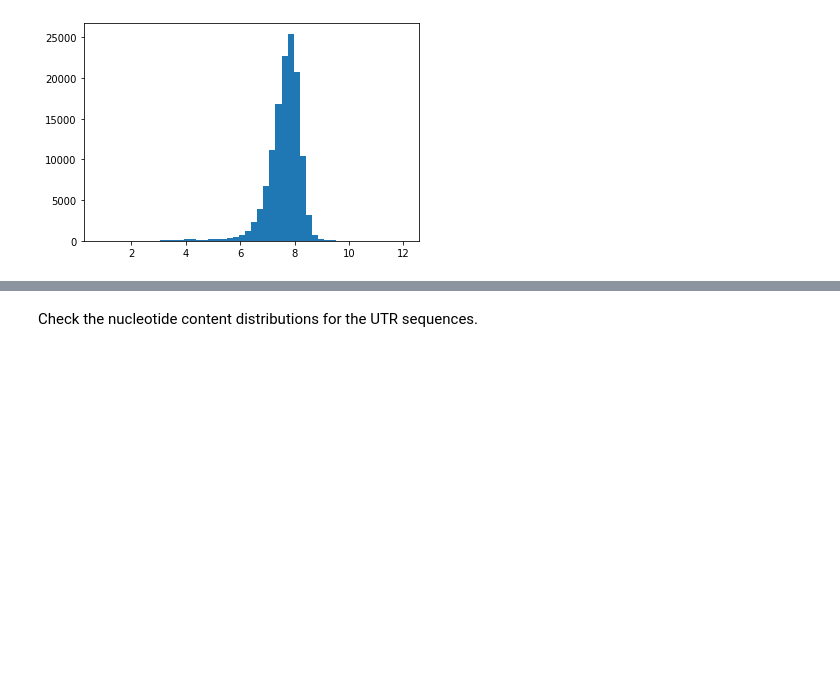
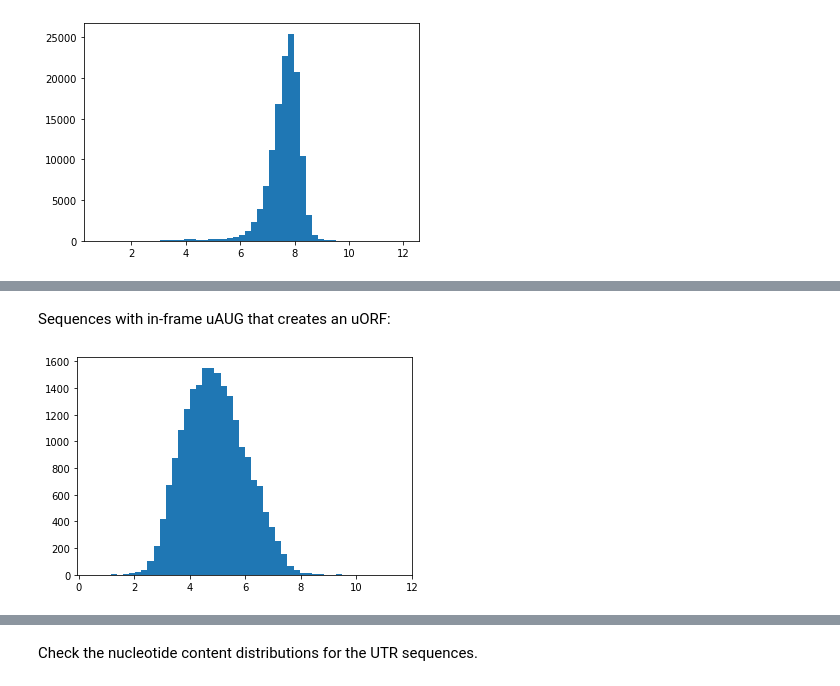
Before and after one commit to nmateyko/human_5utr_modeling, a Jupyter notebook: 2D_CNN/check_data.ipynb, the cells around one changed output, grey strips where cells are left out. Drawn from its saved outputs; the diff is of its cells as text; code cells hidden in the pictures; blank space fills up the shorter version.

```diff
--- a/2D_CNN/check_data.ipynb
+++ b/2D_CNN/check_data.ipynb
@@ -75,0 +116,21 @@ plt.show()
+# %%
+# Assumes input seq has an uAUG
+def uORF(seq):
+  if seq[0:2] == "TG":
+    start = 2
+  else:
+    for i in range(2, 50, 3):
+      if seq[i:i + 3] == 'ATG':
+        start = i
+  for i in range(start, 50, 3):
+    if seq[i:i + 3] in ('TAA', 'TAG', 'TGA'):
+      return True
+  return False
+
+
+print(uORF('CGATGGGGGGGTAGGGGGGGGGGGGGGGGGGGGGGGGGGGGGGGGGGGGGG')) # True
+print(uORF('TGAGGTGAGGGGGGGGGGGGGGGGGGGGGGGGGGGGGGGGGGGGGGGGGGG')) # True
+print(uORF('TGAGGTGGGGGGGGGGGGGGGGGGGGGGGGGGGGGGGGGGGGGGGGGGGGG')) # False
+
+in_frame = uAUG.loc[uAUG['in_frame']]
+in_frame['uORF'] = in_frame['utr'].apply(uORF)
@@ -75,0 +146,7 @@ plt.show()
+# %% [markdown]
+Sequences with in-frame uAUG that creates an uORF:
+# %%
+plt.hist(in_frame.loc[in_frame['uORF'], 'rl'], bins=50)
+plt.show()
+# %% [output]
+[figure, added]
```
Also changed, not shown: parts of 26 cells of this notebook.
